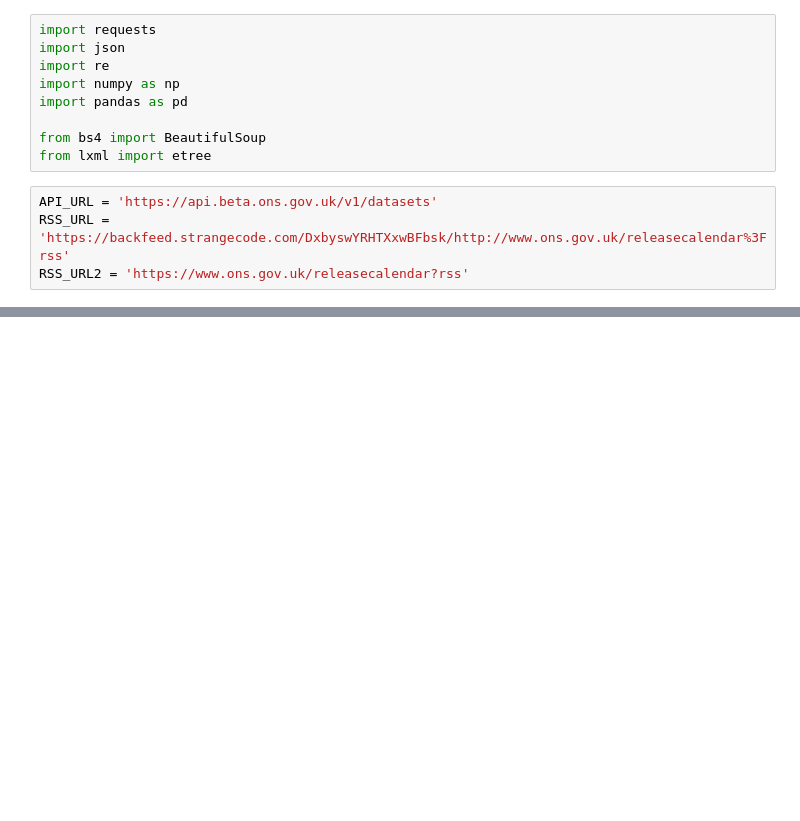
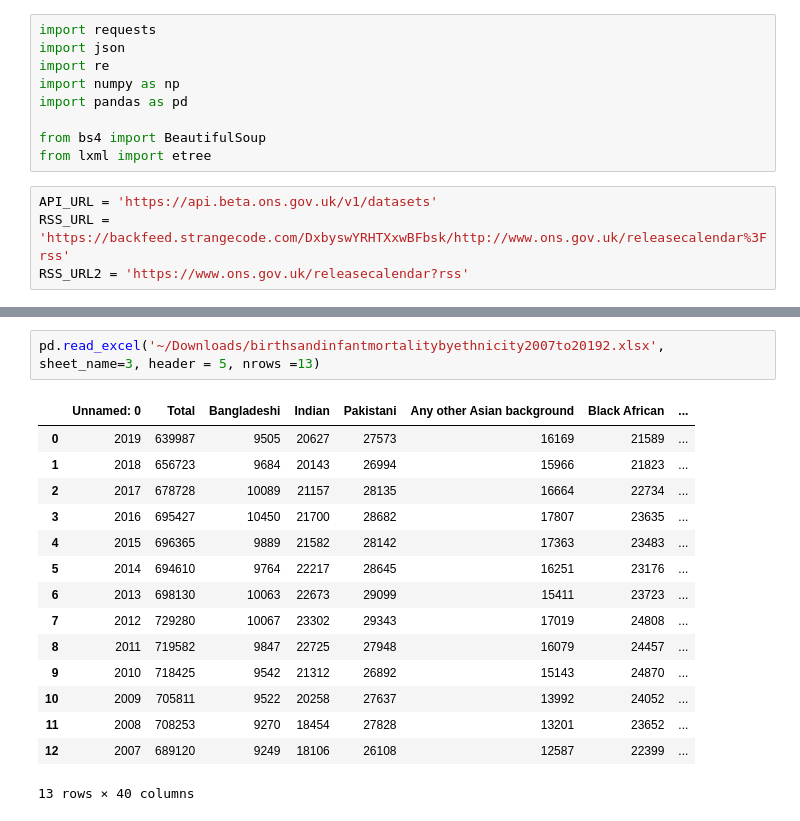
Before and after one commit to pafitis/thesis, a Jupyter notebook: request_demo.ipynb, the cells around one changed output, grey strips where cells are left out. Drawn from its saved outputs; the diff is of its cells as text; blank space fills up the shorter version.

```diff
--- a/request_demo.ipynb
+++ b/request_demo.ipynb
@@ -139,0 +206,18 @@ test = read_publication('https://www.ons.gov.uk//peoplepopulationandcommunity/he
+# %%
+pd.read_excel('~/Downloads/birthsandinfantmortalitybyethnicity2007to20192.xlsx', sheet_name=3, header = 5, nrows =13)
+# %% [output]
+|  | Unnamed: 0 | Total | Bangladeshi | Indian | Pakistani | Any other Asian background | Black African | ... |
+| 0 | 2019 | 639987 | 9505 | 20627 | 27573 | 16169 | 21589 | ... |
+| 1 | 2018 | 656723 | 9684 | 20143 | 26994 | 15966 | 21823 | ... |
+| 2 | 2017 | 678728 | 10089 | 21157 | 28135 | 16664 | 22734 | ... |
+| 3 | 2016 | 695427 | 10450 | 21700 | 28682 | 17807 | 23635 | ... |
+| 4 | 2015 | 696365 | 9889 | 21582 | 28142 | 17363 | 23483 | ... |
+| 5 | 2014 | 694610 | 9764 | 22217 | 28645 | 16251 | 23176 | ... |
+| 6 | 2013 | 698130 | 10063 | 22673 | 29099 | 15411 | 23723 | ... |
+| 7 | 2012 | 729280 | 10067 | 23302 | 29343 | 17019 | 24808 | ... |
+| 8 | 2011 | 719582 | 9847 | 22725 | 27948 | 16079 | 24457 | ... |
+| 9 | 2010 | 718425 | 9542 | 21312 | 26892 | 15143 | 24870 | ... |
+| 10 | 2009 | 705811 | 9522 | 20258 | 27637 | 13992 | 24052 | ... |
+| 11 | 2008 | 708253 | 9270 | 18454 | 27828 | 13201 | 23652 | ... |
+| 12 | 2007 | 689120 | 9249 | 18106 | 26108 | 12587 | 22399 | ... |
+13 rows × 40 columns
```
Also changed, not shown: parts of 42 cells of this notebook, 55 other files.
